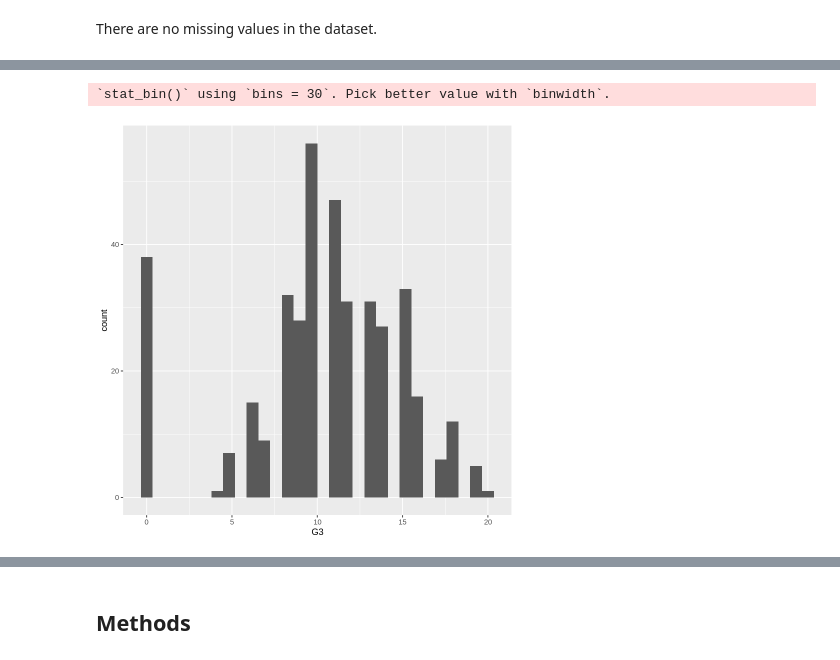
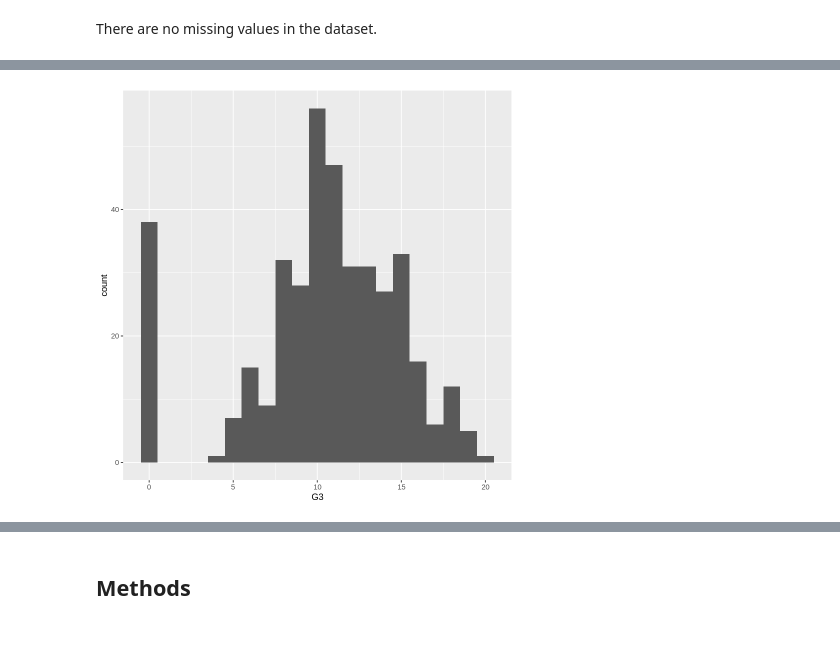
Before and after one commit to aidanmeharg/STAT_201_Project, a Jupyter notebook: proposal.ipynb, the cells around one changed output, grey strips where cells are left out. Saved outputs shown, nothing was run; the diff lists cells and outputs as text; code cells hidden in the pictures.

Commit message:
graphs

```diff
--- a/proposal.ipynb
+++ b/proposal.ipynb
@@ -62,6 +69,5 @@ There are no missing values in the dataset.
 # %%
 ggplot(students, aes(x = G3)) +
-    geom_histogram()
+    geom_histogram(binwidth = 1)
 # %% [output]
-`stat_bin()` using `bins = 30`. Pick better value with `binwidth`.
-[figure, old version]
+[figure, new version]
```
Also changed, not shown: parts of 5 cells of this notebook.
